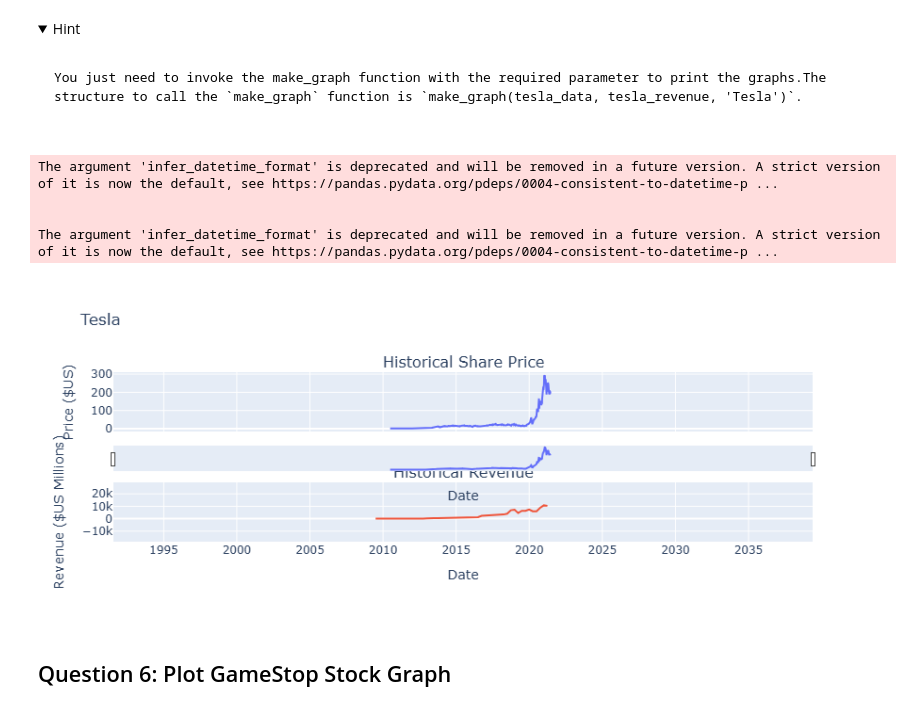
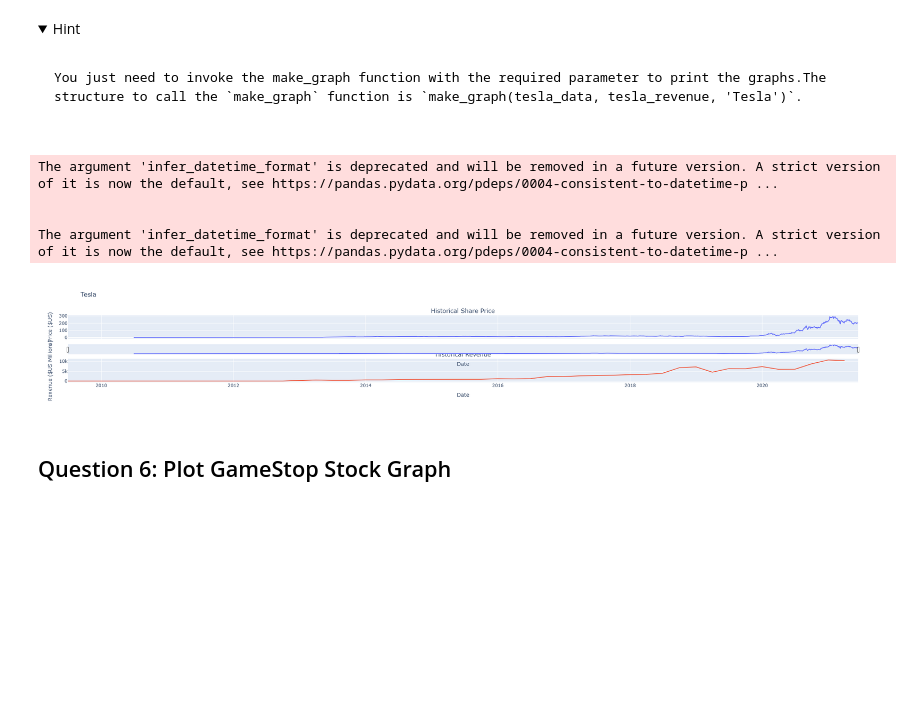
Before and after one commit to Fjavi33/Curso_IA, a Jupyter notebook: Final Assignment.ipynb, the cells around one changed output. Cells and saved outputs as stored; diff of their text form; code cells hidden in the pictures; folded sections open; blank space fills up the shorter version.

```diff
--- a/Final Assignment.ipynb
+++ b/Final Assignment.ipynb
@@ -273,13 +264,13 @@ You just need to invoke the make_graph function with the required parameter to p
 
 </details>
 # %%
- make_graph(tesla_data, tesla_revenue, 'Tesla')
+ make_graph(tesla_data[['Date','Close']], tesla_revenue, 'Tesla')
 # %% [output]
 The argument 'infer_datetime_format' is deprecated and will be removed in a future version. A strict version of it is now the default, see https://pandas.pydata.org/pdeps/0004-consistent-to-datetime-p ...
 
 
 The argument 'infer_datetime_format' is deprecated and will be removed in a future version. A strict version of it is now the default, see https://pandas.pydata.org/pdeps/0004-consistent-to-datetime-p ...
-[figure, old version]
+[figure, new version]
 # %% [markdown]
 ## Question 6: Plot GameStop Stock Graph
 # %% [markdown]
```
Also changed, not shown: parts of 6 cells of this notebook.
